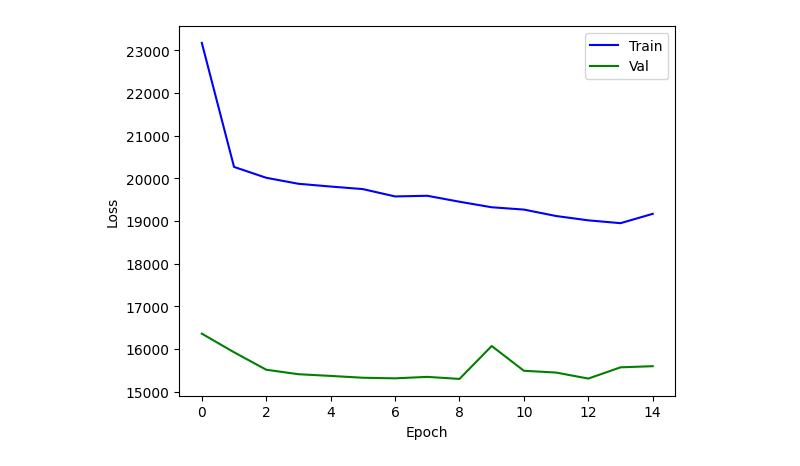
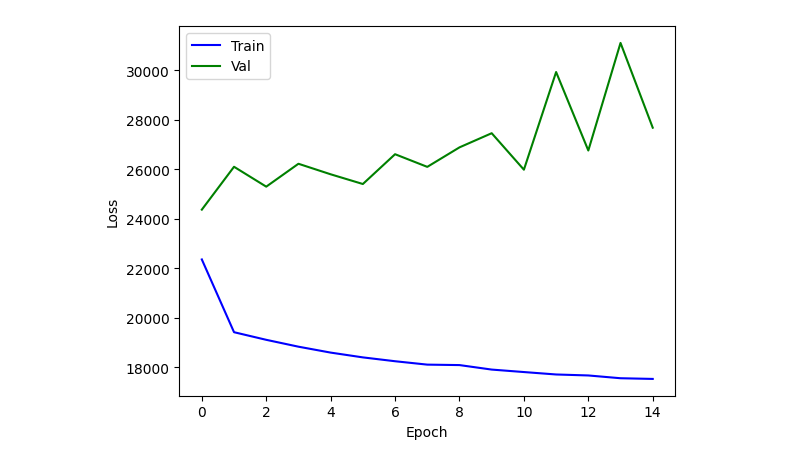
Before and after one commit to obhlivoj/System-Imbalance-Forecasting, a Jupyter notebook: models/transformer/Local_Train.ipynb, the cells around one changed output. Cells and saved outputs as stored; diff of their text form; code cells hidden in the pictures.

```diff
--- a/models/transformer/Local_Train.ipynb
+++ b/models/transformer/Local_Train.ipynb
@@ -6,7 +6,8 @@ from train import train_model
 
 cfg = get_config()
 # %%
-cfg["val_seq_len"] = 1
+#cfg["val_seq_len"] = 1
+cfg['preload'] = f'00'
 
 if cfg['tgt_seq_len'] < cfg['val_seq_len']:
     raise ValueError("Tensors must have the same shape.")
@@ -19,26 +31,28 @@ TypeError: greedy_decode() missing 1 required positional argument: 'device'
 # %%
+cfg['run'] = 2
+
 gen_path = f'./loss/run{cfg["run"]}/'
 loss_paths = [f'{gen_path}training_loss.txt', f'{gen_path}val_loss.txt']
 
 files = {'train': None, 'val': None}
 for file_path, loss_key in zip(loss_paths, files.keys()):
     with open(file_path, 'r') as file:
         lines = file.readlines()
         float_lines = list(map(float, lines))
         files[loss_key] = float_lines
 
 d = [i for i in range(len(files['train']))]
 
 plt.figure()
 plt.plot(d, files['train'], label="Train", color='b')
 plt.plot(d, files['val'], label="Val", color='g')
 
 # Add labels and legend
 plt.xlabel("Epoch")
 plt.ylabel("Loss")
 plt.legend()
 
 # Show the plot
 plt.show()
 # %% [output]
-[figure, old version]
+[figure, new version]
```
Also changed, not shown: parts of 1 cell of this notebook, 26 other files.
